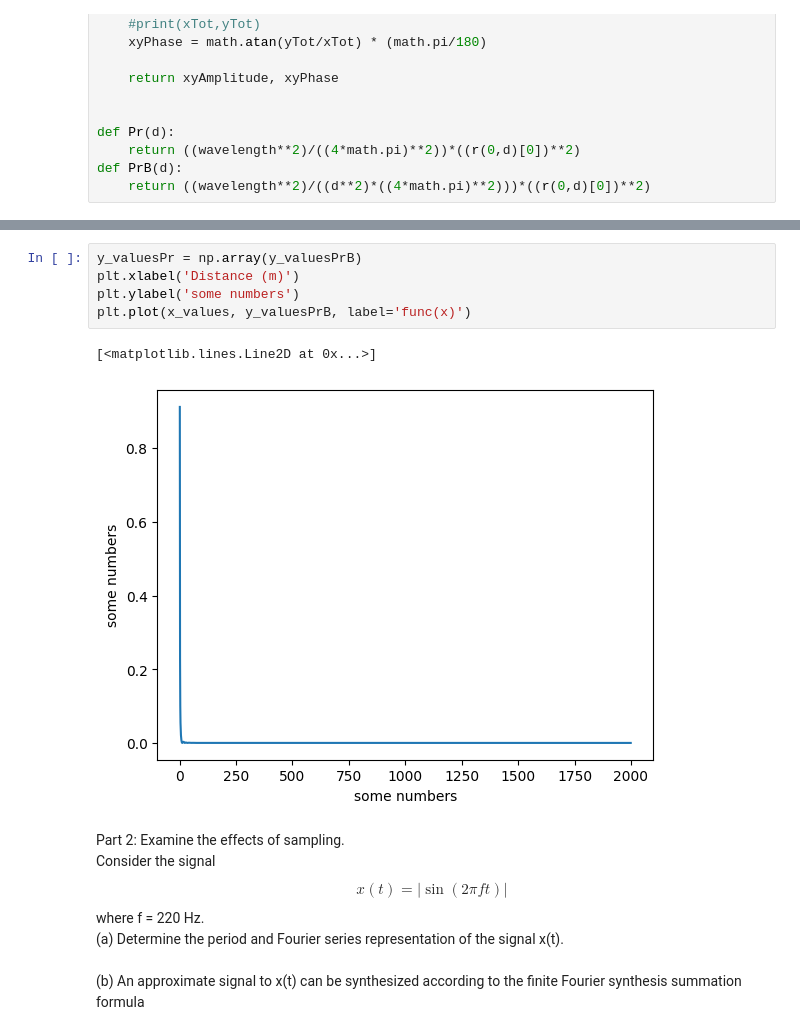
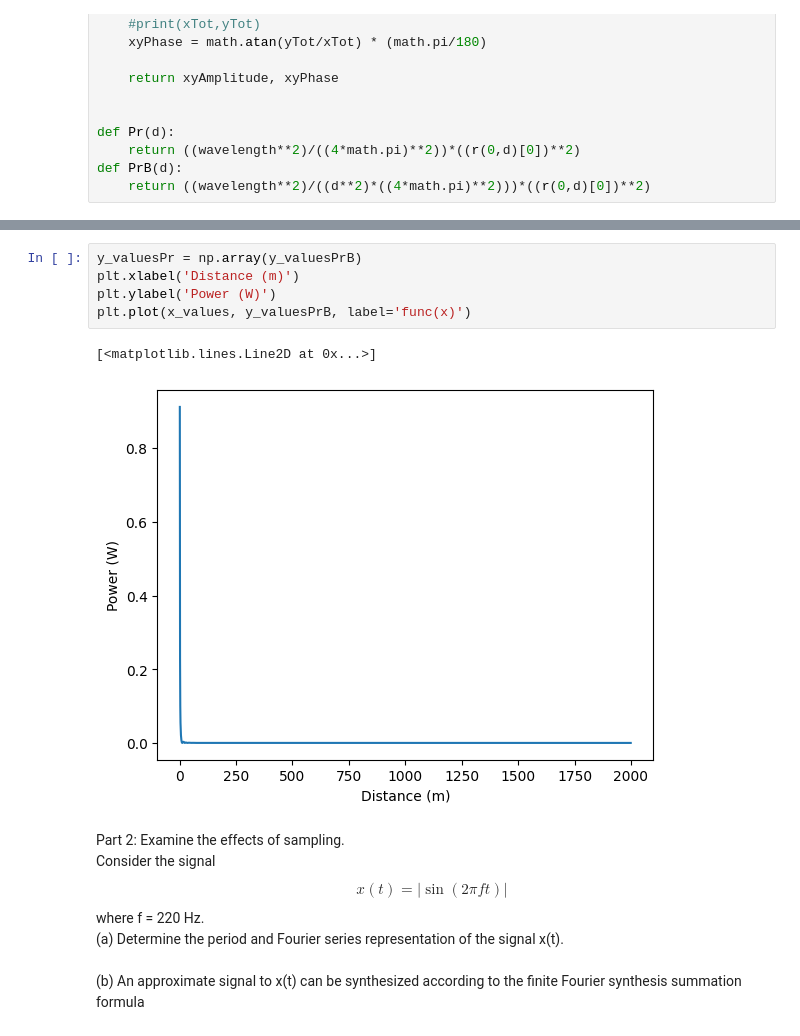
Before and after one commit to emifred/SignalProcessing-Project1, a Jupyter notebook: Untitled.ipynb, the cells around one changed output, grey strips where cells are left out. Cells and saved outputs as stored; diff of their text form.

```diff
--- a/Untitled.ipynb
+++ b/Untitled.ipynb
@@ -96,11 +96,11 @@ plt.plot(x_values, y_valuesPr, label='func(x)')
 # %%
 y_valuesPr = np.array(y_valuesPrB)
 plt.xlabel('Distance (m)')
-plt.ylabel('some numbers')
+plt.ylabel('Power (W)')
 plt.plot(x_values, y_valuesPrB, label='func(x)')
 # %% [output]
 [<matplotlib.lines.Line2D at 0x...>]
-[figure, old version]
+[figure, new version]
 # %% [markdown]
 Part 2:
 Examine the effects of sampling.\
```
Also changed, not shown: parts of 3 cells of this notebook.
